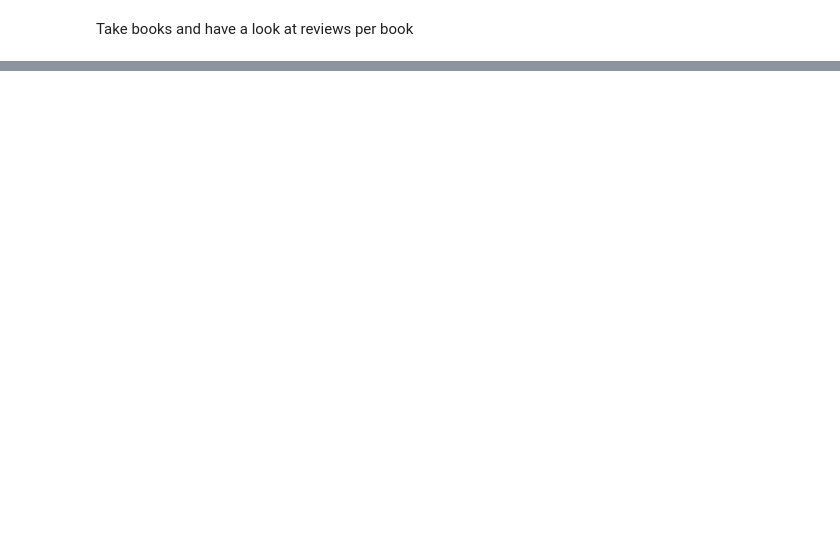
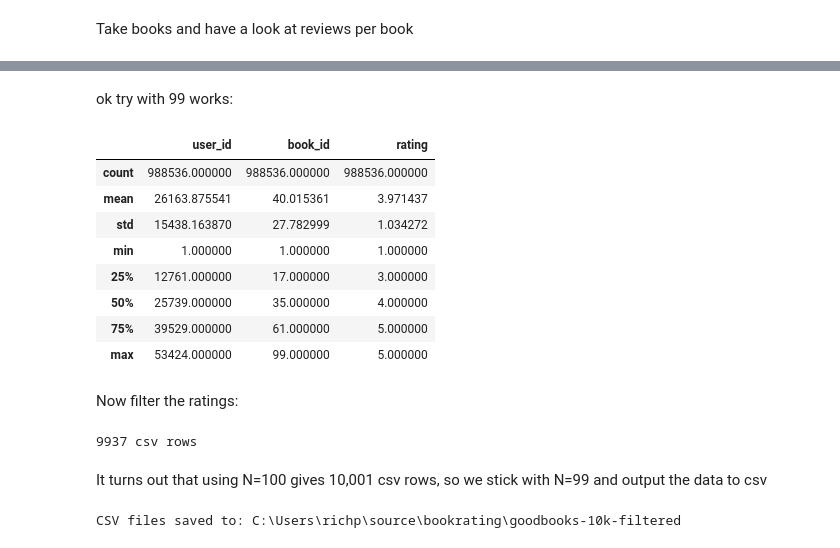
Before and after one commit to rinnychinny/bookrating, a Jupyter notebook: goodbooks-10k-filtered/quick_look_FILTERDATA.ipynb, the cells around one changed output, grey strips where cells are left out. Cells and saved outputs as stored; diff of their text form; code cells hidden in the pictures; blank space fills up the shorter version.

```diff
--- a/data_filter/quick_look_MOD.ipynb
+++ b/goodbooks-10k-filtered/quick_look_FILTERDATA.ipynb
@@ -309,0 +218,50 @@ Index(['to-read', 'favorites', 'owned', 'books-i-own', 'currently-reading',
+# %% [markdown]
+ok try with 99 works:
+# %%
+N_WORKS=99
+b_filter, r_filter = filterDataset(N_WORKS)
+r_filter.describe()
+# %% [output]
+|  | user_id | book_id | rating |
+| count | 988536.000000 | 988536.000000 | 988536.000000 |
+| mean | 26163.875541 | 40.015361 | 3.971437 |
+| std | 15438.163870 | 27.782999 | 1.034272 |
+| min | 1.000000 | 1.000000 | 1.000000 |
+| 25% | 12761.000000 | 17.000000 | 3.000000 |
+| 50% | 25739.000000 | 35.000000 | 4.000000 |
+| 75% | 39529.000000 | 61.000000 | 5.000000 |
+| max | 53424.000000 | 99.000000 | 5.000000 |
+# %% [markdown]
+Now filter the ratings:
+# %%
+fraction = 0.01
+
+def apply_sample_ratings(group, include_group=None):
+    return sample_ratings(group, fraction)
+
+sampled_r_filter = (
+    r_filter
+    .groupby('book_id')
+    .apply(apply_sample_ratings, include_groups=False)
+    .reset_index(drop=True)
+)
+
+sampled_r_filter.describe()
+csv_rows = len(sampled_r_filter)+len(b_filter)
+print(csv_rows, 'csv rows')
+# %% [output]
+9937 csv rows
+# %% [markdown]
+It turns out that using N=100 gives 10,001 csv rows, so we stick with N=99 and output the data to csv
+# %%
+import os
+
+output_dir = os.getcwd()
+
+# Save each filtered dataset
+b_filter.to_csv(os.path.join(output_dir, "filtered_books.csv"), index=False)
+sampled_r_filter.to_csv(os.path.join(output_dir, "filtered_ratings.csv"), index=False)
+
+print("CSV files saved to:", output_dir)
+# %% [output]
+CSV files saved to: C:\Users\richp\source\bookrating\goodbooks-10k-filtered
```
Also changed, not shown: parts of 32 cells of this notebook, 5 other files.
